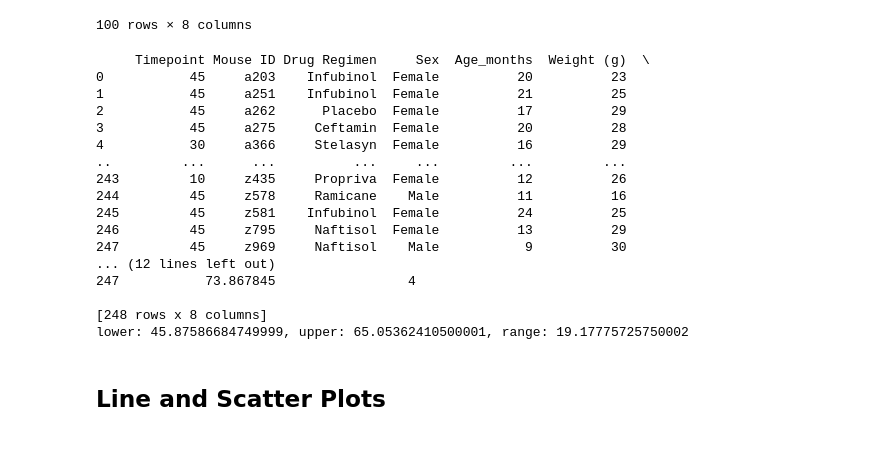
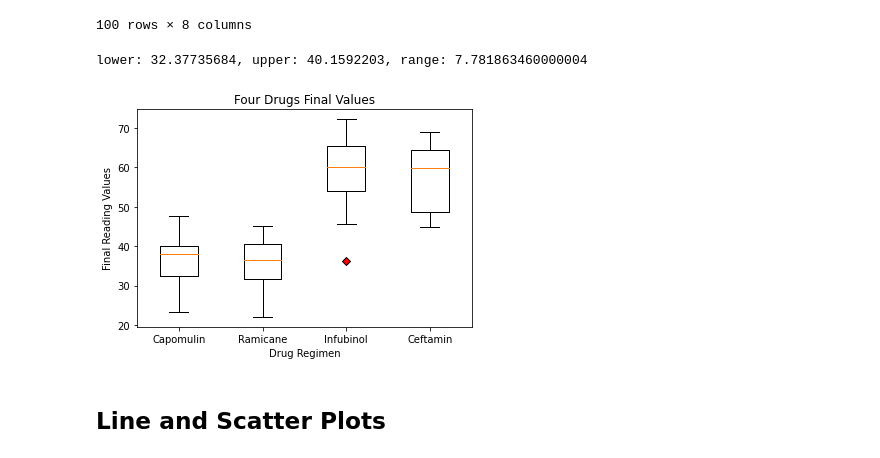
Before and after one commit to delery7/Matplotlib, a Jupyter notebook: Pymaceuticals/mainDE.ipynb, the cells around one changed output. Saved outputs shown, nothing was run; the diff lists cells and outputs as text; code cells hidden in the pictures.

Commit message:
Box plot chart done, code part mostly done but need guidance from TA

```diff
--- a/Pymaceuticals/mainDE.ipynb
+++ b/Pymaceuticals/mainDE.ipynb
@@ -301,44 +301,43 @@ max_volume[max_volume['Drug Regimen'].isin(treatment_list)]
 # %%
 # Put treatments into a list for for loop (and later for plot labels)
 # done above
-print(max_volume)
+# print(max_volume)
+#treatment_list=["Capomulin", "Ramicane", "Infubinol", "Ceftamin"]
+# above_35 = titanic[titanic["Age"] > 35]
+Capomulin=max_volume[max_volume['Drug Regimen']=='Capomulin']
+Capomulin_list=Capomulin['Tumor Volume (mm3)']
+# Capomulin_list
+
+Ramicane=max_volume[max_volume['Drug Regimen']=='Ramicane']
+Ramicane_list=Ramicane['Tumor Volume (mm3)']
+# Ramicane
+
+Infubinol=max_volume[max_volume['Drug Regimen']=='Infubinol']
+Infubinol_list=Infubinol['Tumor Volume (mm3)']
+# Infubinol
+
+Ceftamin=max_volume[max_volume['Drug Regimen']=='Ceftamin']
+Ceftamin_list=Ceftamin['Tumor Volume (mm3)']
+# Ceftamin
+
+quartiles_cap = Capomulin['Tumor Volume (mm3)'].quantile([.25,.5,.75])
+lowerq_cap = quartiles_cap[0.25]
+upperq_cap = quartiles_cap[0.75]
+iqr_cap = upperq_cap-lowerq_cap
+print(f'lower: {lowerq_cap}, upper: {upperq_cap}, range: {iqr_cap}')
+
 
 # Create empty list to fill with tumor vol data (for plotting)
 
-vol_list=[]
+# vol_list=[]
 
 # Calculate the IQR and quantitatively determine if there are any potential outliers.
-
-quartiles = max_volume['Tumor Volume (mm3)'].quantile([.25,.5,.75])
-
-lowerq = quartiles[0.25]
-upperq = quartiles[0.75]
-iqr = upperq-lowerq
-print(f'lower: {lowerq}, upper: {upperq}, range: {iqr}')
 
 
     # Locate the rows which contain mice on each drug and get the tumor volumes
 
-
     # add subset
 
-
     # Determine outliers using upper and lower bounds
 # %% [output]
-     Timepoint Mouse ID Drug Regimen     Sex  Age_months  Weight (g)  \
-0           45     a203    Infubinol  Female          20          23
-1           45     a251    Infubinol  Female          21          25
-2           45     a262      Placebo  Female          17          29
-3           45     a275     Ceftamin  Female          20          28
-4           30     a366     Stelasyn  Female          16          29
-..         ...      ...          ...     ...         ...         ...
-243         10     z435     Propriva  Female          12          26
-244         45     z578     Ramicane    Male          11          16
-245         45     z581    Infubinol  Female          24          25
-246         45     z795     Naftisol  Female          13          29
-247         45     z969     Naftisol    Male           9          30
-... (12 lines left out)
-247           73.867845                 4
-
-[248 rows x 8 columns]
-lower: 45.87586684749999, upper: 65.05362410500001, range: 19.17775725750002
+lower: 32.37735684, upper: 40.1592203, range: 7.781863460000004
@@ -347,3 +344,17 @@ lower: 45.87586684749999, upper: 65.05362410500001, range: 19.17775725750002
+# %%
+# Generate a box plot of the final tumor volume of each mouse across four regimens of interest
+data = [Capomulin_list, Ramicane_list, Infubinol_list, Ceftamin_list]
+red_diamond = dict(markerfacecolor='r', marker='D')
+fig, boxs = plt.subplots()
+boxs.set_title('Four Drugs Final Values')
+
+boxs.boxplot(data, flierprops=red_diamond)
+plt.xticks([1, 2, 3,4], ['Capomulin', 'Ramicane', 'Infubinol','Ceftamin'])
+plt.xlabel("Drug Regimen")
+plt.ylabel("Final Reading Values")
+plt.show()
+# %% [output]
+[figure, added]
 # %% [markdown]
 ## Line and Scatter Plots
 # %%
```
Also changed, not shown: parts of 2 cells of this notebook.
